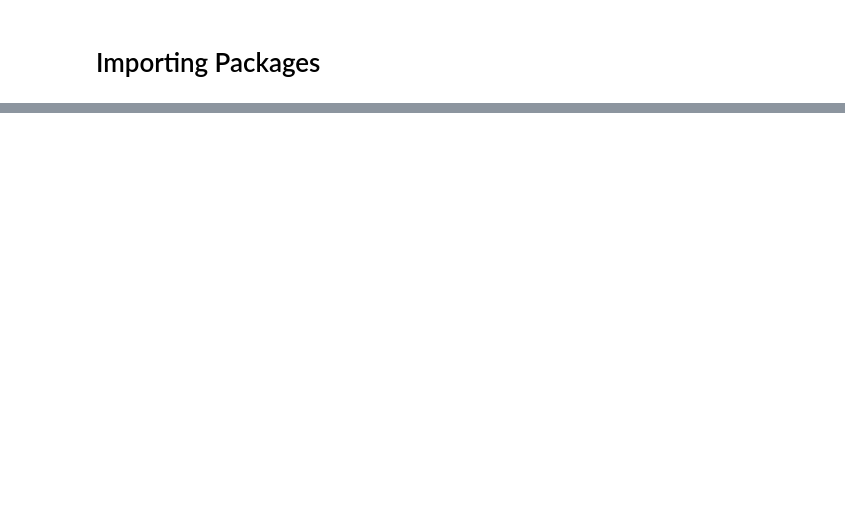
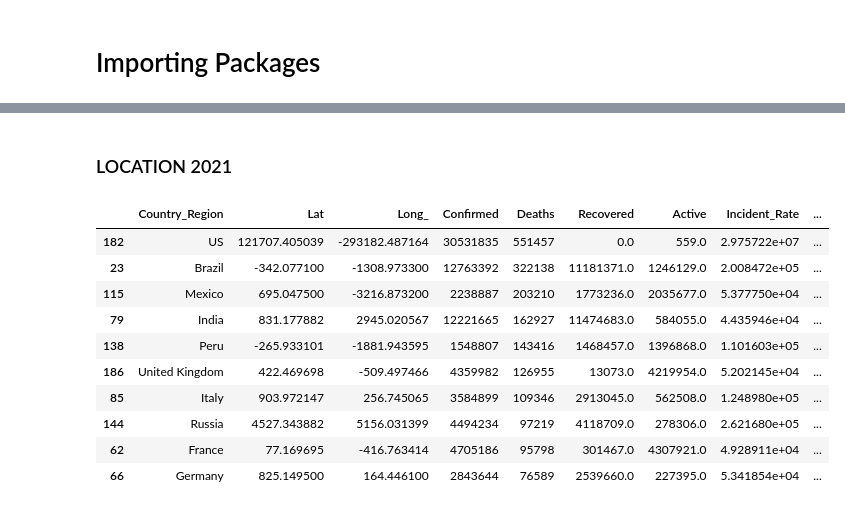
Before and after one commit to HarryPreet/data-mining-459, a Jupyter notebook: milestone1/code/src/eda.ipynb, the cells around one changed output, grey strips where cells are left out. Saved outputs shown, nothing was run; the diff lists cells and outputs as text; code cells hidden in the pictures; blank space fills up the shorter version.

```diff
--- a/milestone1/code/src/eda.ipynb
+++ b/milestone1/code/src/eda.ipynb
@@ -30,0 +126,22 @@ cases_train.head()
+# %% [markdown]
+### LOCATION 2021
+# %%
+location_data=pd.read_csv('../data/location_2021.csv')
+location_data
+location_totals=location_data.groupby('Country_Region').sum()
+location_totals['Case_Fatality_Ratio']=100*(location_totals['Deaths'].div(location_totals['Confirmed']))
+location_totals=location_totals.reset_index()
+top10deaths=location_totals.sort_values(by='Deaths',ascending=False).head(10)
+top10deaths
+# %% [output]
+|  | Country_Region | Lat | Long_ | Confirmed | Deaths | Recovered | Active | Incident_Rate | ... |
+| 182 | US | 121707.405039 | -293182.487164 | 30531835 | 551457 | 0.0 | 559.0 | 2.975722e+07 | ... |
+| 23 | Brazil | -342.077100 | -1308.973300 | 12763392 | 322138 | 11181371.0 | 1246129.0 | 2.008472e+05 | ... |
+| 115 | Mexico | 695.047500 | -3216.873200 | 2238887 | 203210 | 1773236.0 | 2035677.0 | 5.377750e+04 | ... |
+| 79 | India | 831.177882 | 2945.020567 | 12221665 | 162927 | 11474683.0 | 584055.0 | 4.435946e+04 | ... |
+| 138 | Peru | -265.933101 | -1881.943595 | 1548807 | 143416 | 1468457.0 | 1396868.0 | 1.101603e+05 | ... |
+| 186 | United Kingdom | 422.469698 | -509.497466 | 4359982 | 126955 | 13073.0 | 4219954.0 | 5.202145e+04 | ... |
+| 85 | Italy | 903.972147 | 256.745065 | 3584899 | 109346 | 2913045.0 | 562508.0 | 1.248980e+05 | ... |
+| 144 | Russia | 4527.343882 | 5156.031399 | 4494234 | 97219 | 4118709.0 | 278306.0 | 2.621680e+05 | ... |
+| 62 | France | 77.169695 | -416.763414 | 4705186 | 95798 | 301467.0 | 4307921.0 | 4.928911e+04 | ... |
+| 66 | Germany | 825.149500 | 164.446100 | 2843644 | 76589 | 2539660.0 | 227395.0 | 5.341854e+04 | ... |
```
Also changed, not shown: parts of 21 cells of this notebook, 4 other files.
